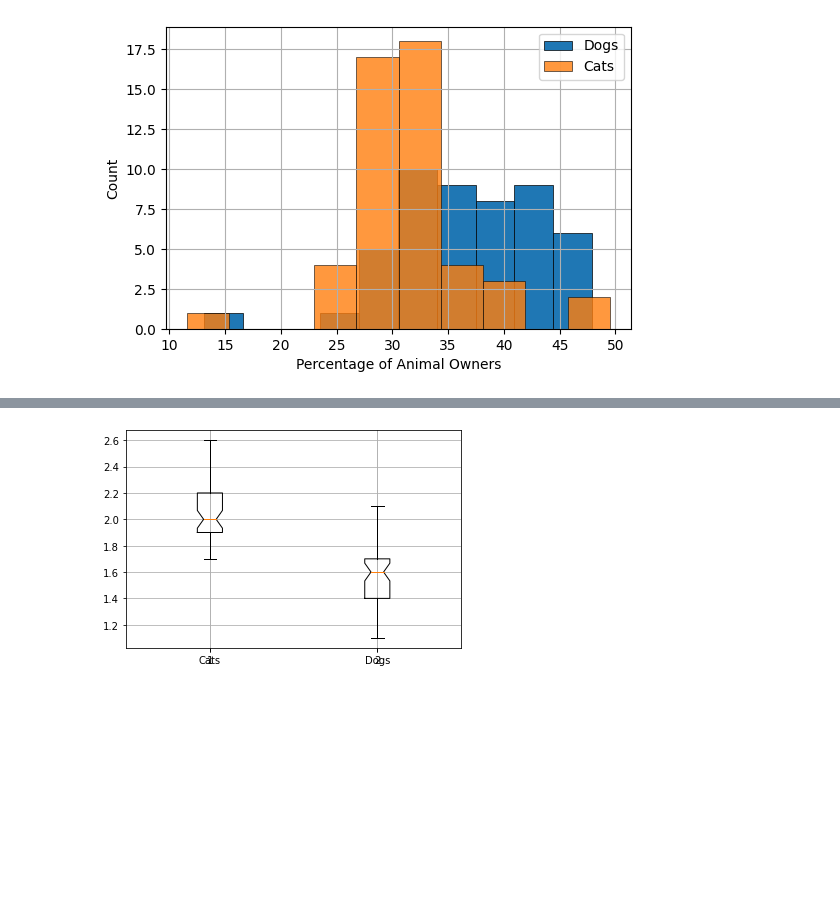
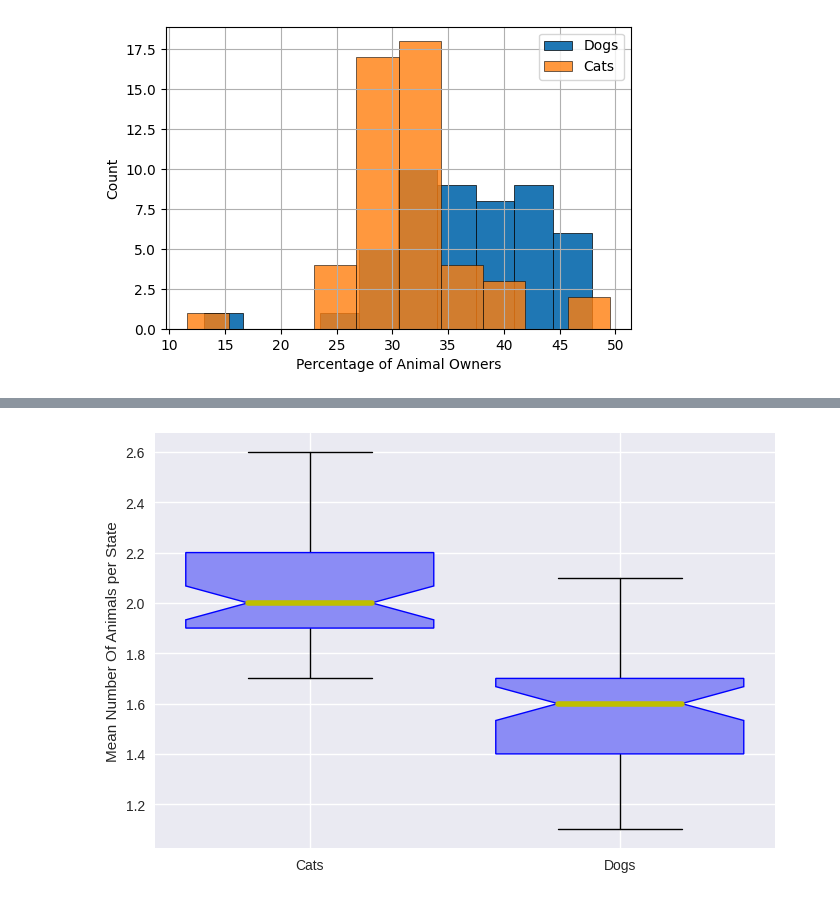
Before and after one commit to aabarzu/Coding-Dojo, a Jupyter notebook: histogramaPerrosGatos.ipynb, the cells around one changed output, grey strips where cells are left out. Drawn from its saved outputs; the diff is of its cells as text; code cells hidden in the pictures; blank space fills up the shorter version.

```diff
--- a/histogramaPerrosGatos.ipynb
+++ b/histogramaPerrosGatos.ipynb
@@ -78,11 +99,17 @@ plt.show()
 # %%
-data_dog = df['Mean Number of Dogs per household']
-data_cat = df['Mean Number of Cats']
+data_dog = df['Mean Number of Dogs per household'].sort_values()
+data_cat = df['Mean Number of Cats'].sort_values()
+
 datos = [  data_cat.values , data_dog.values ]
+plt.style.use('seaborn')
 
-plt.xticks([1, 2], ["Cats", "Dogs"])
-plt.boxplot(datos , notch=True)
-plt.grid()
+boxprops = dict(color='blue' , facecolor='#8b8cf5')
+medianprops = dict(linestyle='-', linewidth=4, color='y')
+
+plt.figure(dpi=100)
+plt.boxplot( datos , notch=True , labels=['Cats','Dogs'] ,patch_artist=True, medianprops=medianprops ,  boxprops=boxprops ,widths = 0.8)
+plt.ylabel('Mean Number Of Animals per State')
+
 plt.show()
 # %% [output]
-[figure, old version]
+[figure, new version]
```
Also changed, not shown: parts of 3 cells of this notebook.
